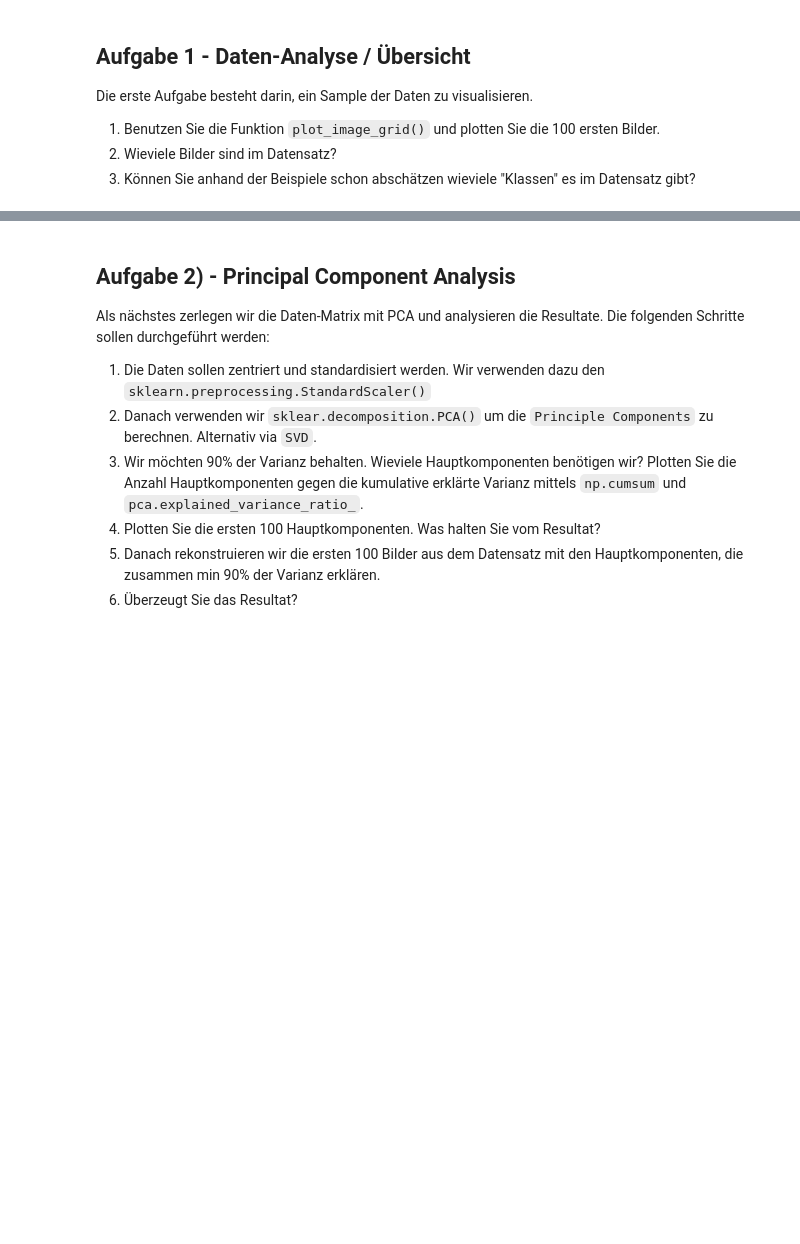
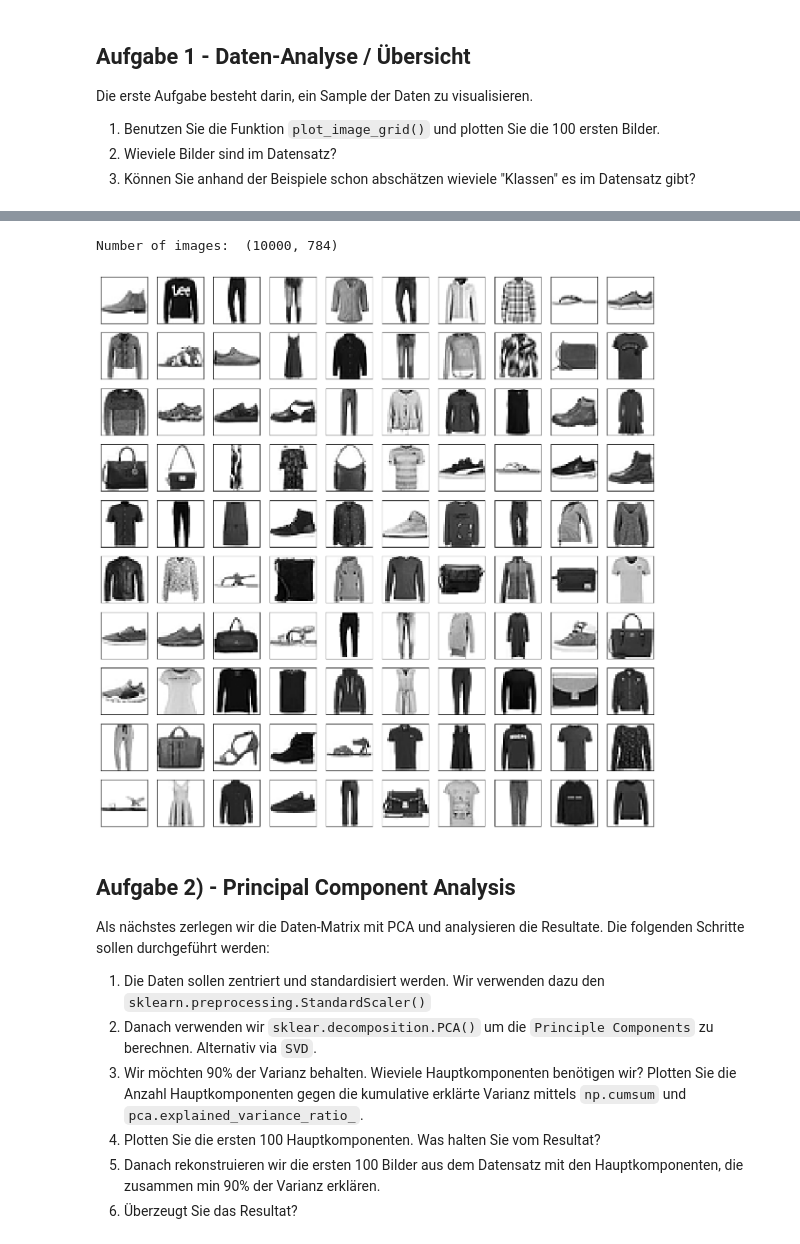
Before and after one commit to gasserandreas/Jupyter-lab-fhnw, a Jupyter notebook: 09_Machine Learning/day3/exercise/dimensionality_reduction/dimensionality_reduction.ipynb, the cells around one changed output, grey strips where cells are left out. Saved outputs shown, nothing was run; the diff lists cells and outputs as text; code cells hidden in the pictures; blank space fills up the shorter version.

```diff
--- a/09_Machine Learning/day3/exercise/dimensionality_reduction/dimensionality_reduction.ipynb
+++ b/09_Machine Learning/day3/exercise/dimensionality_reduction/dimensionality_reduction.ipynb
@@ -98,3 +94,11 @@ Die erste Aufgabe besteht darin, ein Sample der Daten zu visualisieren.
+# %%
+# TODO
+plot_image_grid(X[:100])
+
+print('Number of images: ', X.shape[0])
+# %% [output]
+Number of images:  (10000, 784)
+[figure, added]
 # %% [markdown]
 ## Aufgabe 2) - Principal Component Analysis
 
```
Also changed, not shown: parts of 16 cells of this notebook, 2 other files.
